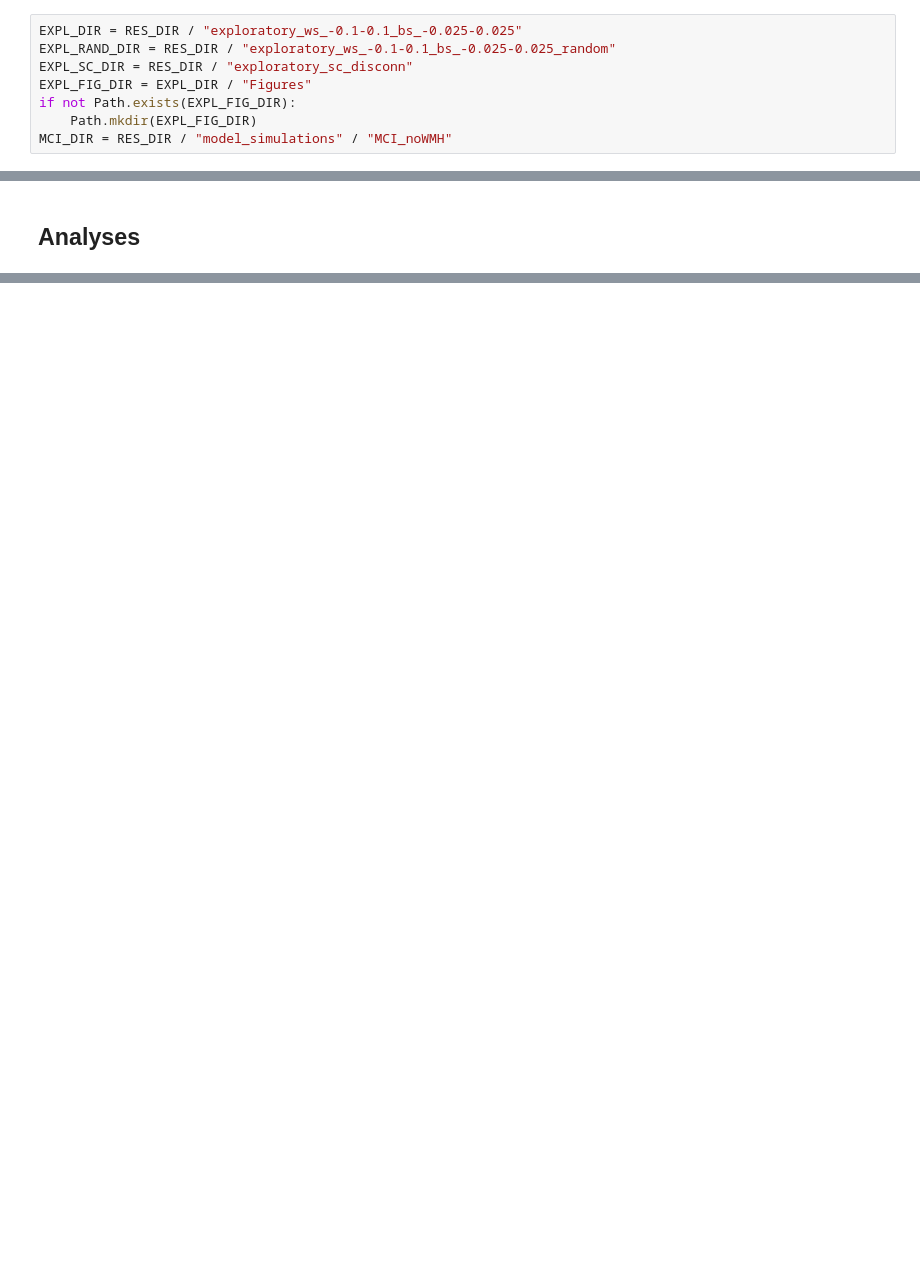
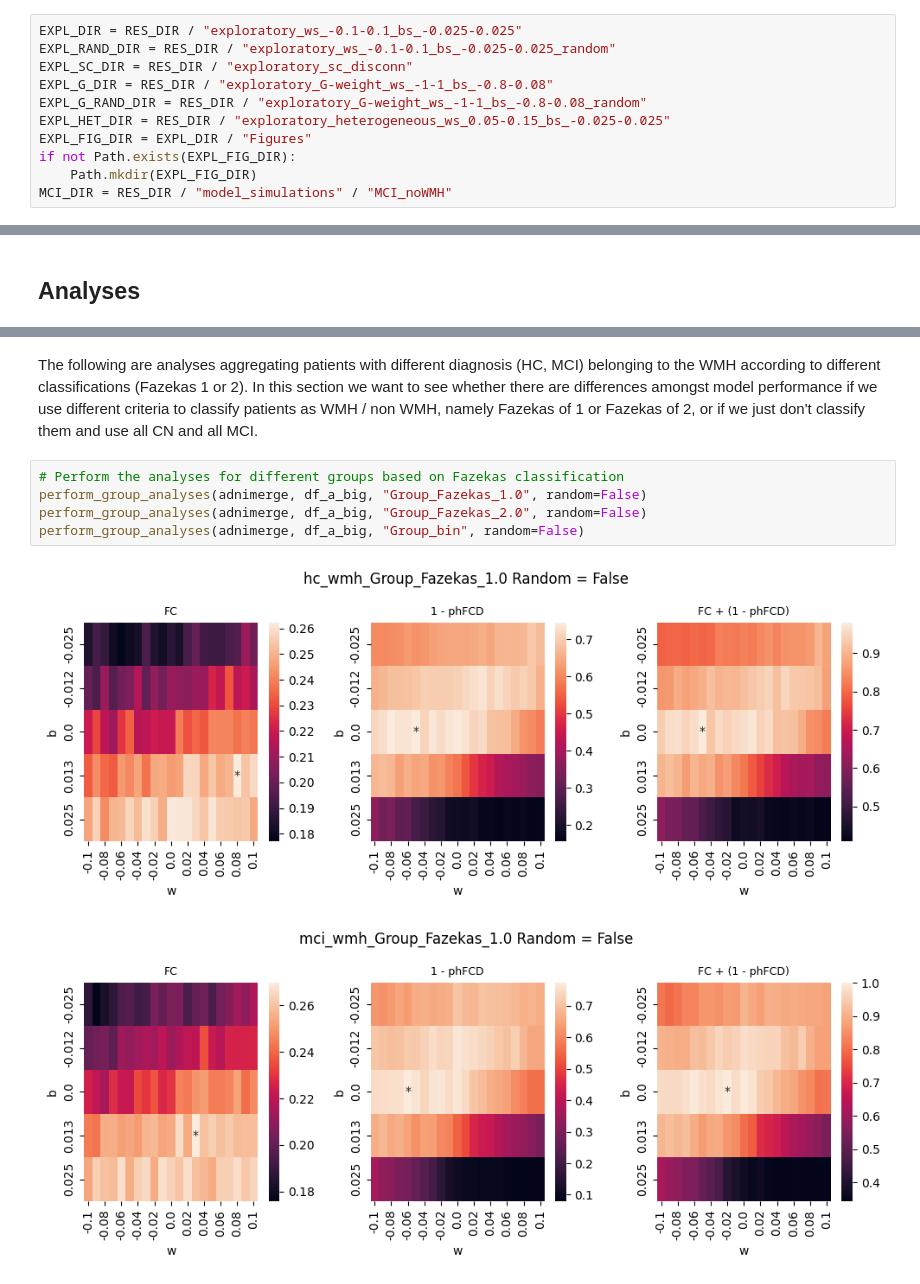
Before and after one commit to dani2442/TMS_in_AD, a Jupyter notebook: 03_modeling_neurolib/petTOAD_exploratory_analysis_evaluate_wmh_groups_ws_-0.1-0.1_bs_-0.025-0.025.ipynb, the cells around one changed output, grey strips where cells are left out. Cells and saved outputs as stored; diff of their text form; blank space fills up the shorter version.

```diff
--- a/03_modeling_neurolib/petTOAD_exploratory_analysis_evaluate_wmh_groups_ws_-0.1-0.1_bs_-0.025-0.025.ipynb
+++ b/03_modeling_neurolib/petTOAD_exploratory_analysis_evaluate_wmh_groups_ws_-0.1-0.1_bs_-0.025-0.025.ipynb
@@ -33,6 +34,9 @@ petTOAD Setup done!
 EXPL_DIR = RES_DIR / "exploratory_ws_-0.1-0.1_bs_-0.025-0.025"
 EXPL_RAND_DIR = RES_DIR / "exploratory_ws_-0.1-0.1_bs_-0.025-0.025_random"
 EXPL_SC_DIR = RES_DIR / "exploratory_sc_disconn"
+EXPL_G_DIR = RES_DIR / "exploratory_G-weight_ws_-1-1_bs_-0.8-0.08"
+EXPL_G_RAND_DIR = RES_DIR / "exploratory_G-weight_ws_-1-1_bs_-0.8-0.08_random"
+EXPL_HET_DIR = RES_DIR / "exploratory_heterogeneous_ws_0.05-0.15_bs_-0.025-0.025"
 EXPL_FIG_DIR = EXPL_DIR / "Figures"
 if not Path.exists(EXPL_FIG_DIR):
     Path.mkdir(EXPL_FIG_DIR)
@@ -654,0 +446,11 @@ Now the elephant in the room, since the best fitting are at more positive values
+# %% [markdown]
+The following are analyses aggregating patients with different diagnosis (HC, MCI) belonging to the WMH according to different classifications (Fazekas 1 or 2).
+In this section we want to see whether there are differences amongst model performance if we use different criteria to classify patients as WMH / non WMH, namely Fazekas of 1 or Fazekas of 2, or if we just don't classify them and use all CN and all MCI.
+# %%
+# Perform the analyses for different groups based on Fazekas classification
+perform_group_analyses(adnimerge, df_a_big, "Group_Fazekas_1.0", random=False)
+perform_group_analyses(adnimerge, df_a_big, "Group_Fazekas_2.0", random=False)
+perform_group_analyses(adnimerge, df_a_big, "Group_bin", random=False)
+# %% [output]
+[figure, added]
+[figure, added]
```
Also changed, not shown: parts of 62 cells of this notebook, 17 other files.
